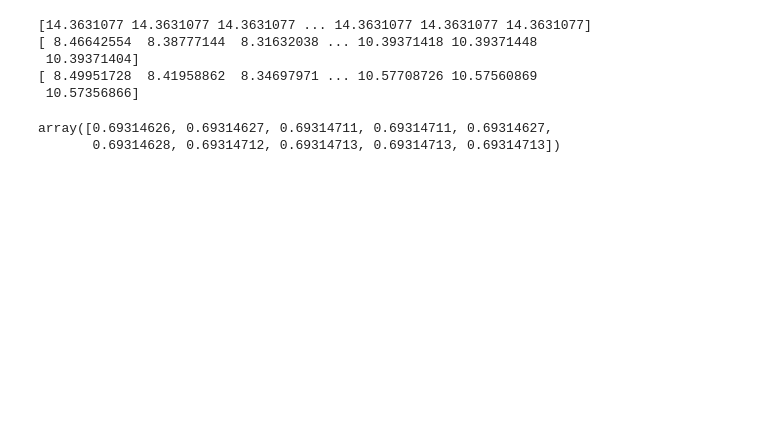
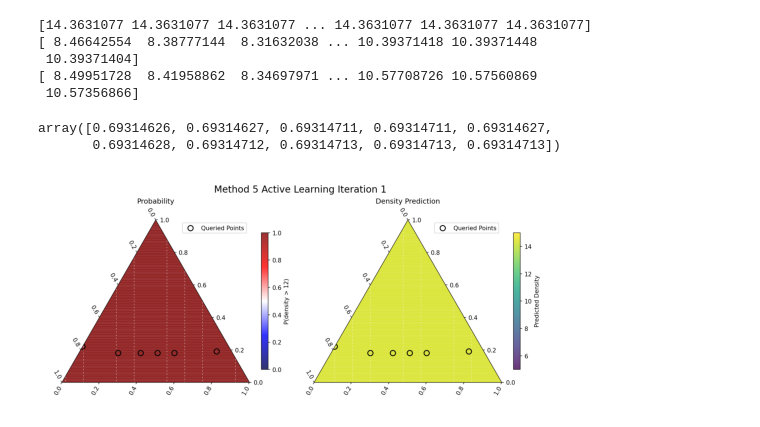
Before and after one commit to juanesfco/tamubo, a Jupyter notebook: ALProject/test.ipynb, the cells around one changed output. Drawn from its saved outputs; the diff is of its cells as text; code cells hidden in the pictures; blank space fills up the shorter version.

```diff
--- a/ALProject/test.ipynb
+++ b/ALProject/test.ipynb
@@ -189,3 +189,37 @@ H[np.argpartition(H, -10)[-10:]]
 # %% [output]
 array([0.69314626, 0.69314627, 0.69314711, 0.69314711, 0.69314627,
        0.69314628, 0.69314712, 0.69314713, 0.69314713, 0.69314713])
+# %%
+import os
+import glob
+from PIL import Image
+import matplotlib.animation as animation
+import matplotlib.pyplot as plt
+
+# Get all PNG images in the current directory (or specify the path)
+image_files = sorted(glob.glob("active_learning_iterations/iteration_*_method_5.png"))  # Adjust the path if needed
+
+if not image_files:
+    print("No PNG images found in the current directory.")
+else:
+    # Load images
+    images = [Image.open(img) for img in image_files]
+
+    # Create figure
+    fig, ax = plt.subplots()
+    ax.axis('off')  # Hide axes
+    img_display = ax.imshow(images[0])  # Show first image
+
+    # Update function for animation
+    def update(frame):
+        img_display.set_array(images[frame])
+        return img_display,
+
+    # Create animation
+    ani = animation.FuncAnimation(fig, update, frames=len(images), interval=500, blit=True)
+
+    # Display animation
+    plt.show()
+    ani.save("animation.gif", writer="pillow", fps=1)
+# %% [output]
+[figure, added]
```
Also changed, not shown: 12 other files.
